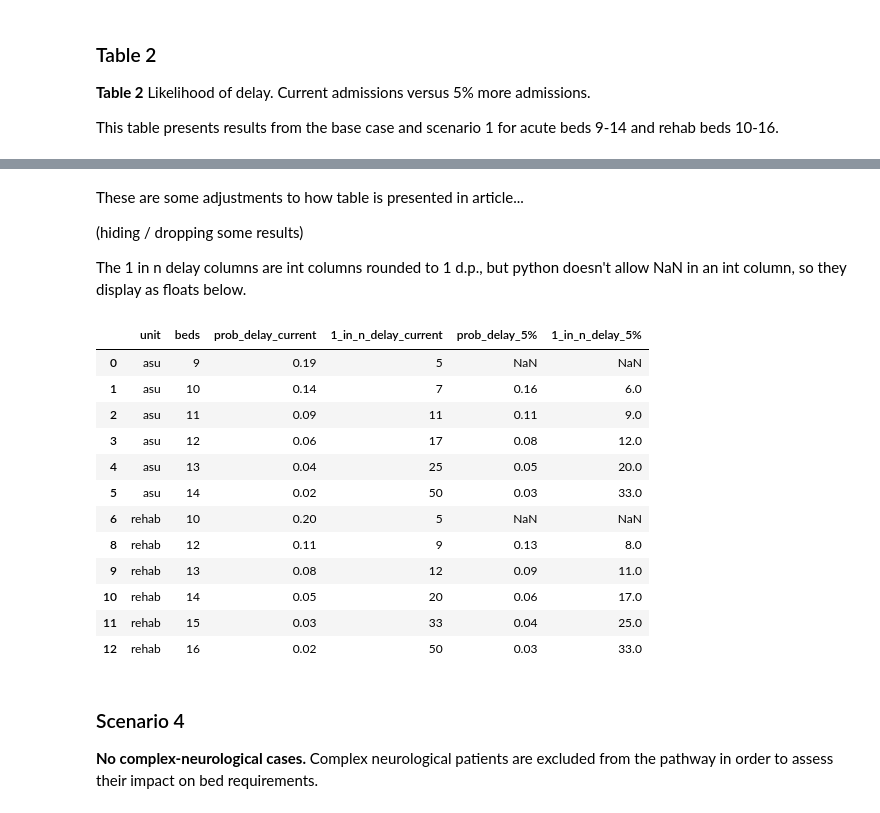
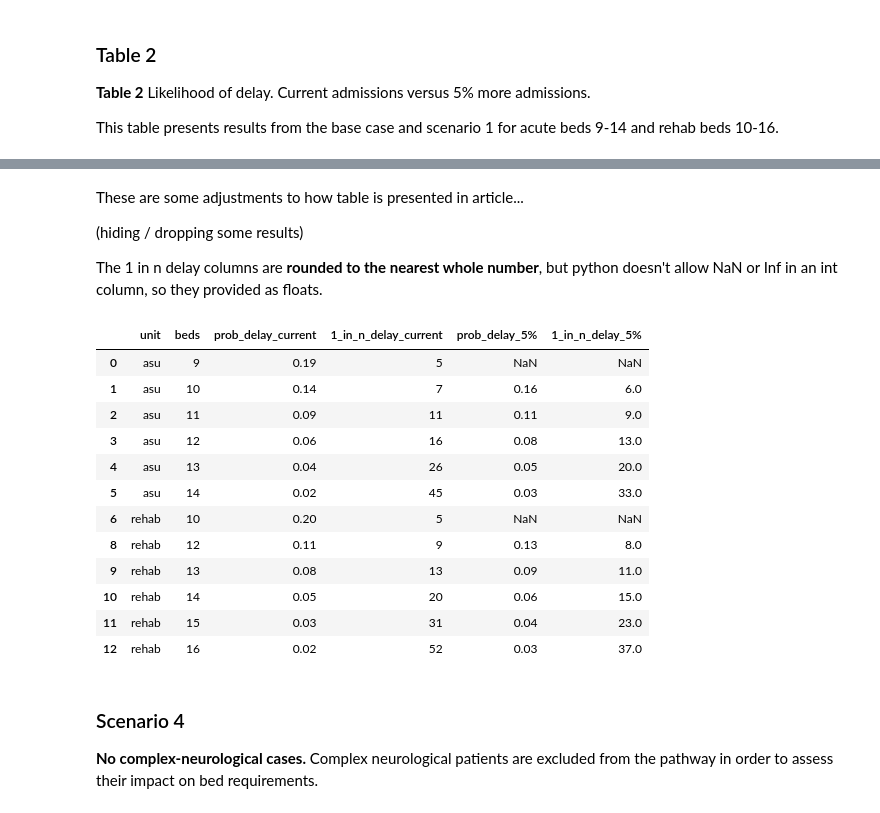
Before and after one commit to pythonhealthdatascience/pydesrap_stroke, a Jupyter notebook: notebooks/analysis.ipynb, the cells around one changed output, grey strips where cells are left out. Drawn from its saved outputs; the diff is of its cells as text; code cells hidden in the pictures.

Commit message:
feat(analysis): add supp table 1, adjusting make_table2_segment -> make_delay_table so it can be used for both - and adjusted it so it calculates 1 in n delay from raw prob delay, not rounded

```diff
--- a/notebooks/analysis.ipynb
+++ b/notebooks/analysis.ipynb
@@ -319,0 +312,3 @@ full_tab2
+# %%
+full_tab2 = make_delay_table(scenario=s1_overall, scenario_name="5%")
+full_tab2
@@ -322,39 +332,40 @@ These are some adjustments to how table is presented in article...
 
 (hiding / dropping some results)
 
-The 1 in n delay columns are int columns rounded to 1 d.p., but python doesn't allow NaN in an int column, so they display as floats below.
+The 1 in n delay columns are **rounded to the nearest whole number**, but python doesn't allow NaN or Inf in an int column, so they provided as floats.
 # %%
 adj_full_tab_2 = full_tab2.copy()
 
 # Drop the result for ASU beds 9 and rehab beds 10 for the scenario
 adj_full_tab_2.loc[(adj_full_tab_2["unit"] == "asu") &
                    (adj_full_tab_2["beds"] == 9),
                    ["prob_delay_5%", "1_in_n_delay_5%"]] = None
 adj_full_tab_2.loc[(adj_full_tab_2["unit"] == "rehab") &
                    (adj_full_tab_2["beds"] == 10),
                    ["prob_delay_5%", "1_in_n_delay_5%"]] = None
 
 # Drop the result for rehab 11 beds
 adj_full_tab_2 = adj_full_tab_2[
     ~((adj_full_tab_2["unit"] == "rehab") & (adj_full_tab_2["beds"] == 11))]
 
 # Display and save to csv
 display(adj_full_tab_2)
-adj_full_tab_2.to_csv(os.path.join(OUTPUT_DIR, "delay_s1.csv"), index=False)
+adj_full_tab_2.to_csv(
+    os.path.join(OUTPUT_DIR, "delay_scenario1.csv"), index=False)
 # %% [output]
 |  | unit | beds | prob_delay_current | 1_in_n_delay_current | prob_delay_5% | 1_in_n_delay_5% |
 | 0 | asu | 9 | 0.19 | 5 | NaN | NaN |
 | 1 | asu | 10 | 0.14 | 7 | 0.16 | 6.0 |
 | 2 | asu | 11 | 0.09 | 11 | 0.11 | 9.0 |
-| 3 | asu | 12 | 0.06 | 17 | 0.08 | 12.0 |
-| 4 | asu | 13 | 0.04 | 25 | 0.05 | 20.0 |
-| 5 | asu | 14 | 0.02 | 50 | 0.03 | 33.0 |
+| 3 | asu | 12 | 0.06 | 16 | 0.08 | 13.0 |
+| 4 | asu | 13 | 0.04 | 26 | 0.05 | 20.0 |
+| 5 | asu | 14 | 0.02 | 45 | 0.03 | 33.0 |
 | 6 | rehab | 10 | 0.20 | 5 | NaN | NaN |
 | 8 | rehab | 12 | 0.11 | 9 | 0.13 | 8.0 |
-| 9 | rehab | 13 | 0.08 | 12 | 0.09 | 11.0 |
-| 10 | rehab | 14 | 0.05 | 20 | 0.06 | 17.0 |
-| 11 | rehab | 15 | 0.03 | 33 | 0.04 | 25.0 |
-| 12 | rehab | 16 | 0.02 | 50 | 0.03 | 33.0 |
+| 9 | rehab | 13 | 0.08 | 13 | 0.09 | 11.0 |
+| 10 | rehab | 14 | 0.05 | 20 | 0.06 | 15.0 |
+| 11 | rehab | 15 | 0.03 | 31 | 0.04 | 23.0 |
+| 12 | rehab | 16 | 0.02 | 52 | 0.03 | 37.0 |
 # %% [markdown]
 ### Scenario 4
 
```
Also changed, not shown: parts of 5 cells of this notebook, 2 other files.
